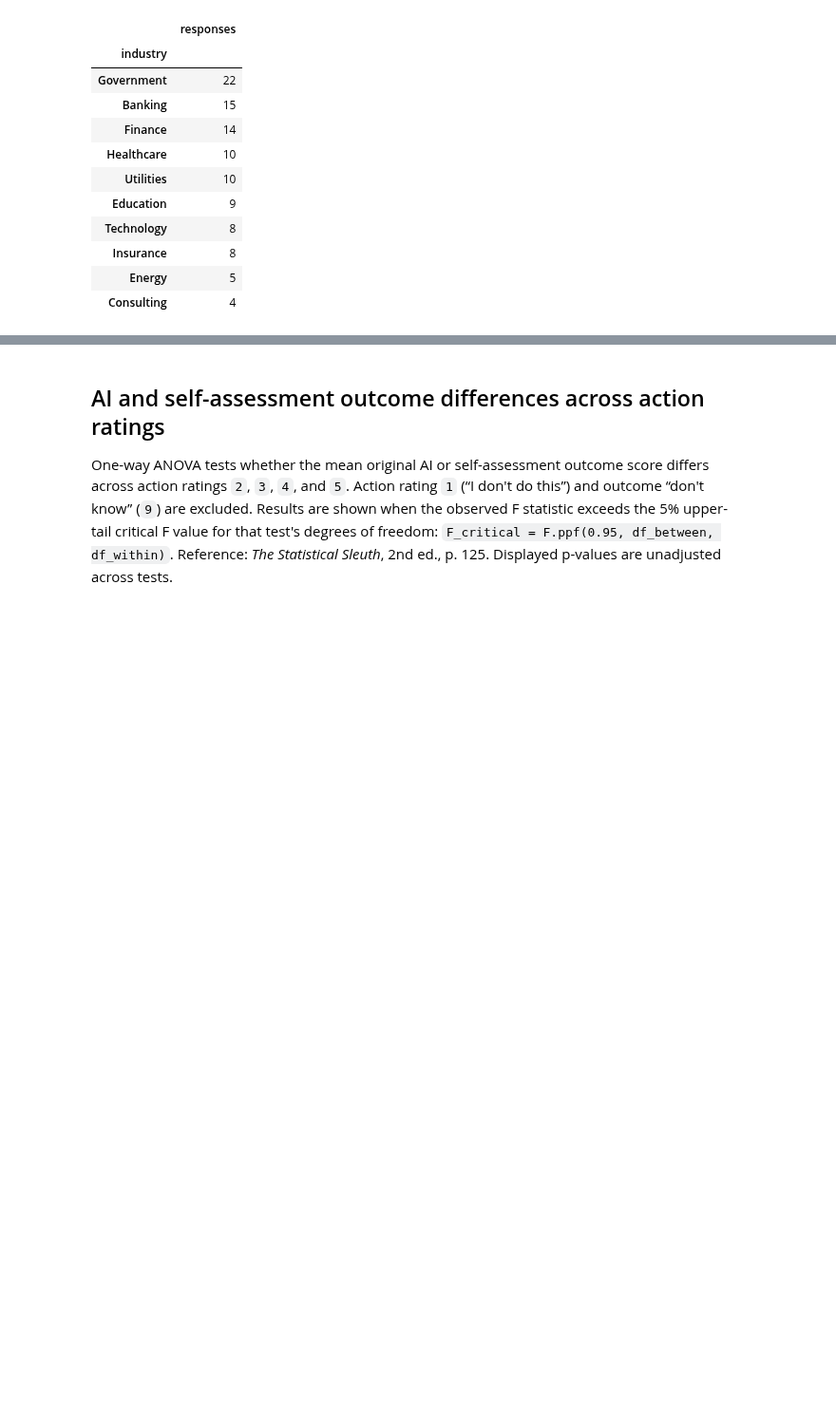
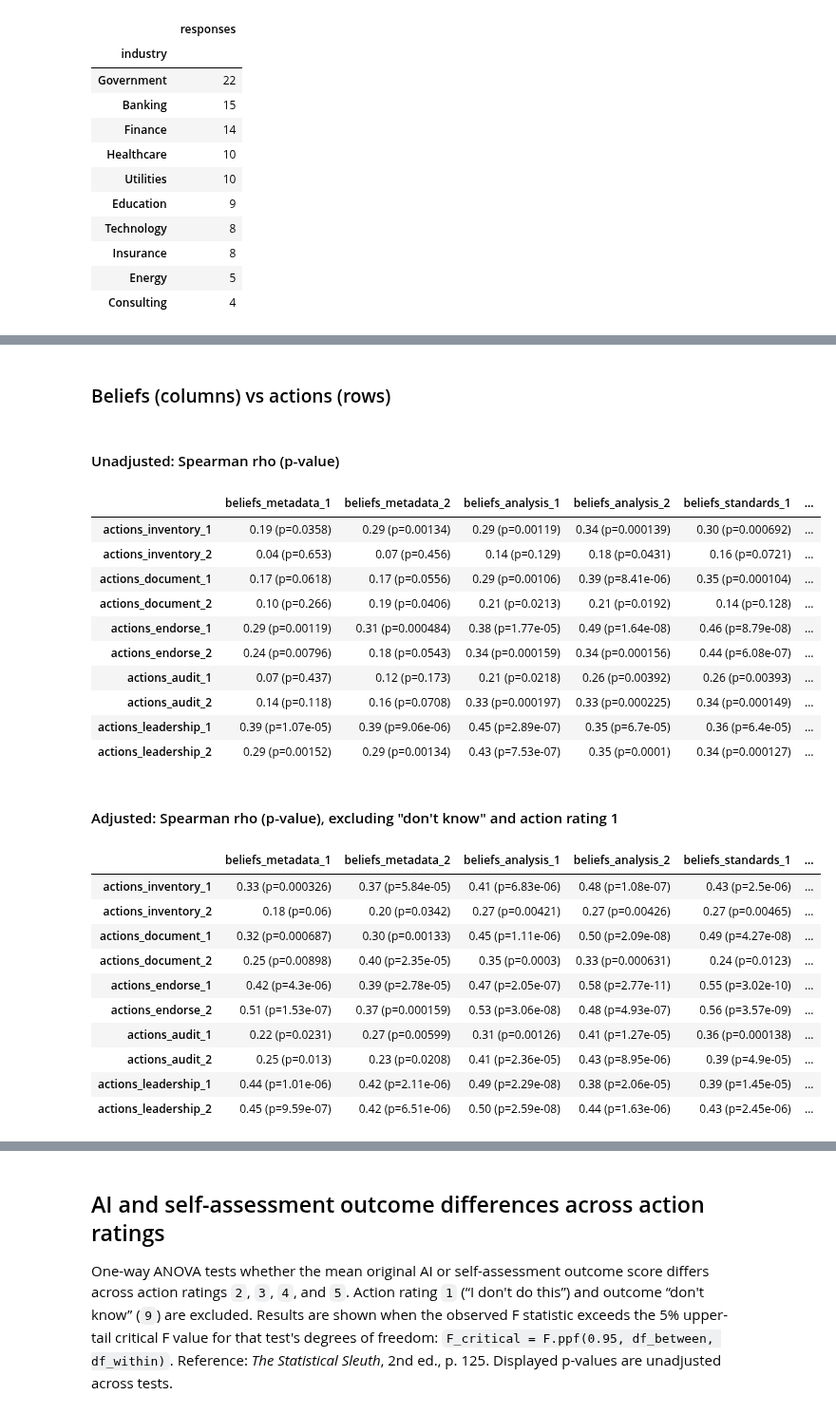
Before and after one commit to Aristotle-Metadata-Enterprises/mast-toolkit-notebooks, a Jupyter notebook: notebooks/dataversity.ipynb, the cells around one changed output, grey strips where cells are left out. Shown at 95% size. Drawn from its saved outputs; the diff is of its cells as text; code cells hidden in the pictures; blank space fills up the shorter version.

```diff
--- a/notebooks/dataversity.ipynb
+++ b/notebooks/dataversity.ipynb
@@ -161,0 +302,29 @@ display(completed["industry"].value_counts(dropna=False).head(10).to_frame("resp
+# %% [markdown]
+### Beliefs (columns) vs actions (rows)
+# %%
+show_matrices(rows=action_rows, columns=beliefs_columns)
+# %% [output]
+#### Unadjusted: Spearman rho (p-value)
+|  | beliefs_metadata_1 | beliefs_metadata_2 | beliefs_analysis_1 | beliefs_analysis_2 | beliefs_standards_1 | ... |
+| actions_inventory_1 | 0.19 (p=0.0358) | 0.29 (p=0.00134) | 0.29 (p=0.00119) | 0.34 (p=0.000139) | 0.30 (p=0.000692) | ... |
+| actions_inventory_2 | 0.04 (p=0.653) | 0.07 (p=0.456) | 0.14 (p=0.129) | 0.18 (p=0.0431) | 0.16 (p=0.0721) | ... |
+| actions_document_1 | 0.17 (p=0.0618) | 0.17 (p=0.0556) | 0.29 (p=0.00106) | 0.39 (p=8.41e-06) | 0.35 (p=0.000104) | ... |
+| actions_document_2 | 0.10 (p=0.266) | 0.19 (p=0.0406) | 0.21 (p=0.0213) | 0.21 (p=0.0192) | 0.14 (p=0.128) | ... |
+| actions_endorse_1 | 0.29 (p=0.00119) | 0.31 (p=0.000484) | 0.38 (p=1.77e-05) | 0.49 (p=1.64e-08) | 0.46 (p=8.79e-08) | ... |
+| actions_endorse_2 | 0.24 (p=0.00796) | 0.18 (p=0.0543) | 0.34 (p=0.000159) | 0.34 (p=0.000156) | 0.44 (p=6.08e-07) | ... |
+| actions_audit_1 | 0.07 (p=0.437) | 0.12 (p=0.173) | 0.21 (p=0.0218) | 0.26 (p=0.00392) | 0.26 (p=0.00393) | ... |
+| actions_audit_2 | 0.14 (p=0.118) | 0.16 (p=0.0708) | 0.33 (p=0.000197) | 0.33 (p=0.000225) | 0.34 (p=0.000149) | ... |
+| actions_leadership_1 | 0.39 (p=1.07e-05) | 0.39 (p=9.06e-06) | 0.45 (p=2.89e-07) | 0.35 (p=6.7e-05) | 0.36 (p=6.4e-05) | ... |
+| actions_leadership_2 | 0.29 (p=0.00152) | 0.29 (p=0.00134) | 0.43 (p=7.53e-07) | 0.35 (p=0.0001) | 0.34 (p=0.000127) | ... |
+#### Adjusted: Spearman rho (p-value), excluding "don't know" and action rating 1
+|  | beliefs_metadata_1 | beliefs_metadata_2 | beliefs_analysis_1 | beliefs_analysis_2 | beliefs_standards_1 | ... |
+| actions_inventory_1 | 0.33 (p=0.000326) | 0.37 (p=5.84e-05) | 0.41 (p=6.83e-06) | 0.48 (p=1.08e-07) | 0.43 (p=2.5e-06) | ... |
+| actions_inventory_2 | 0.18 (p=0.06) | 0.20 (p=0.0342) | 0.27 (p=0.00421) | 0.27 (p=0.00426) | 0.27 (p=0.00465) | ... |
+| actions_document_1 | 0.32 (p=0.000687) | 0.30 (p=0.00133) | 0.45 (p=1.11e-06) | 0.50 (p=2.09e-08) | 0.49 (p=4.27e-08) | ... |
+| actions_document_2 | 0.25 (p=0.00898) | 0.40 (p=2.35e-05) | 0.35 (p=0.0003) | 0.33 (p=0.000631) | 0.24 (p=0.0123) | ... |
+| actions_endorse_1 | 0.42 (p=4.3e-06) | 0.39 (p=2.78e-05) | 0.47 (p=2.05e-07) | 0.58 (p=2.77e-11) | 0.55 (p=3.02e-10) | ... |
+| actions_endorse_2 | 0.51 (p=1.53e-07) | 0.37 (p=0.000159) | 0.53 (p=3.06e-08) | 0.48 (p=4.93e-07) | 0.56 (p=3.57e-09) | ... |
+| actions_audit_1 | 0.22 (p=0.0231) | 0.27 (p=0.00599) | 0.31 (p=0.00126) | 0.41 (p=1.27e-05) | 0.36 (p=0.000138) | ... |
+| actions_audit_2 | 0.25 (p=0.013) | 0.23 (p=0.0208) | 0.41 (p=2.36e-05) | 0.43 (p=8.95e-06) | 0.39 (p=4.9e-05) | ... |
+| actions_leadership_1 | 0.44 (p=1.01e-06) | 0.42 (p=2.11e-06) | 0.49 (p=2.29e-08) | 0.38 (p=2.06e-05) | 0.39 (p=1.45e-05) | ... |
+| actions_leadership_2 | 0.45 (p=9.59e-07) | 0.42 (p=6.51e-06) | 0.50 (p=2.59e-08) | 0.44 (p=1.63e-06) | 0.43 (p=2.45e-06) | ... |
```
Also changed, not shown: parts of 12 cells of this notebook.
